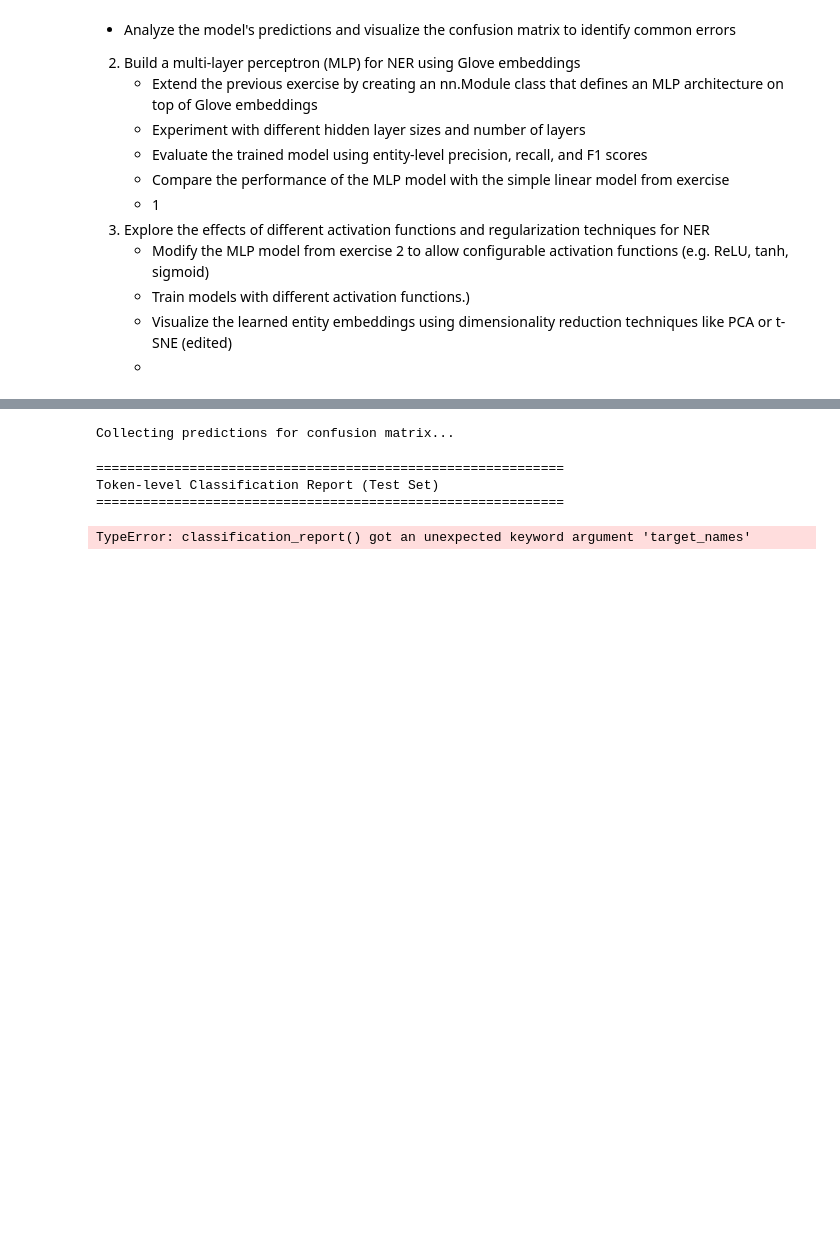
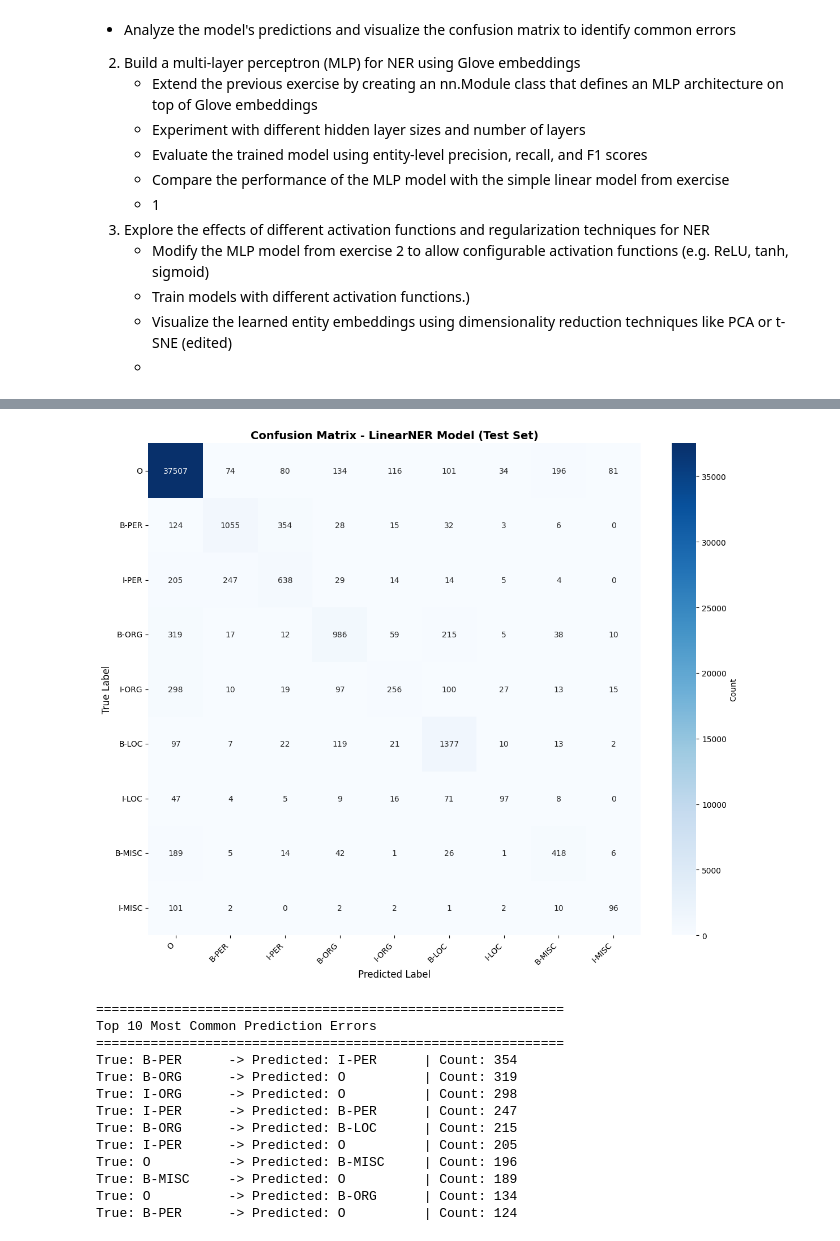
Before and after one commit to Jj-source/deepl_nlp, a Jupyter notebook: assignment1/hw1_NER_GloVe_updated.ipynb, the cells around one changed output, grey strips where cells are left out. Saved outputs shown, nothing was run; the diff lists cells and outputs as text; code cells hidden in the pictures; blank space fills up the shorter version.

```diff
--- a/assignment1/hw1_NER_GloVe_updated.ipynb
+++ b/assignment1/hw1_NER_GloVe_updated.ipynb
@@ -443,8 +443,11 @@ optimizer = torch.optim.Adam(model.parameters(), lr=1e-3)
 device = torch.device("cuda" if torch.cuda.is_available() else "cpu")
 model.to(device)
 
+# to confront models
+linear_epochs = []
+
 # Training loop
-num_epochs = 3
+num_epochs = 5
 for epoch in range(num_epochs):
     model.train()  # Set model to training mode
     total_loss = 0.0
@@ -487,4 +490,5 @@ for epoch in range(num_epochs):
 
     # Print average loss per batch for this epoch
     print(f"Epoch {epoch+1}/{num_epochs} - Train Loss: {total_loss/len(train_dataloader):.4f}")
+    linear_epochs.append(total_loss/len(train_dataloader))
 # %% [output]
@@ -803,69 +804,46 @@ Overall Entity-level F1-Score: 0.6376
 # %%
-# Token-level confusion matrix and classification report
-def get_token_predictions(model, dataloader, device):
-    """Get all predictions and labels at token level (excluding padding)."""
-    model.eval()
-    all_preds = []
-    all_labels = []
+# Token-level confusion matrix visualization
+from sklearn.metrics import confusion_matrix
 
-    with torch.no_grad():
-        for batch in tqdm(dataloader, desc="Getting predictions"):
-            input_ids = batch["input_ids"].to(device)
-            labels = batch["labels"].to(device)
-
-            logits = model(input_ids)
-            predictions = torch.argmax(logits, dim=-1)
-
-            # Flatten and filter out padding tokens
-            for pred_seq, label_seq in zip(predictions.cpu().numpy(), labels.cpu().numpy()):
-                for pred, label in zip(pred_seq, label_seq):
-                    if label != -100:  # Ignore padding
-                        all_preds.append(pred)
-                        all_labels.append(label)
-
-    return np.array(all_preds), np.array(all_labels)
-
-
-# Get predictions
-print("Collecting predictions for confusion matrix...")
-preds, labels = get_token_predictions(model, test_dataloader, device)
-
-# Classification report
-print("\n" + "=" * 60)
-print("Token-level Classification Report (Test Set)")
-print("=" * 60)
-print(classification_report(labels, preds, target_names=tag_names, digits=4))
-
-# Confusion matrix
-cm = confusion_matrix(labels, preds)
+# Confusion matrix for test set
+cm = confusion_matrix(test_labels, test_preds)
 plt.figure(figsize=(12, 10))
 sns.heatmap(cm, annot=True, fmt='d', cmap='Blues',
             xticklabels=tag_names, yticklabels=tag_names,
             cbar_kws={'label': 'Count'})
 plt.xlabel('Predicted Label', fontsize=12)
 plt.ylabel('True Label', fontsize=12)
 plt.title('Confusion Matrix - LinearNER Model (Test Set)', fontsize=14, fontweight='bold')
 plt.xticks(rotation=45, ha='right')
 plt.yticks(rotation=0)
 plt.tight_layout()
 plt.show()
 
 # Analyze most common errors
 print("\n" + "=" * 60)
 print("Top 10 Most Common Prediction Errors")
 print("=" * 60)
 errors = []
 for i in range(len(tag_names)):
     for j in range(len(tag_names)):
         if i != j and cm[i, j] > 0:
             errors.append((tag_names[i], tag_names[j], cm[i, j]))
 
 errors.sort(key=lambda x: x[2], reverse=True)
 for true_tag, pred_tag, count in errors[:10]:
     print(f"True: {true_tag:10s} -> Predicted: {pred_tag:10s} | Count: {count}")
 # %% [output]
+[figure, added]
-Collecting predictions for confusion matrix...
+============================================================
+Top 10 Most Common Prediction Errors
+============================================================
+True: B-PER      -> Predicted: I-PER      | Count: 354
+True: B-ORG      -> Predicted: O          | Count: 319
+True: I-ORG      -> Predicted: O          | Count: 298
+True: I-PER      -> Predicted: B-PER      | Count: 247
+True: B-ORG      -> Predicted: B-LOC      | Count: 215
+True: I-PER      -> Predicted: O          | Count: 205
+True: O          -> Predicted: B-MISC     | Count: 196
+True: B-MISC     -> Predicted: O          | Count: 189
+True: O          -> Predicted: B-ORG      | Count: 134
+True: B-PER      -> Predicted: O          | Count: 124
-============================================================
-Token-level Classification Report (Test Set)
-============================================================
-TypeError: classification_report() got an unexpected keyword argument 'target_names'
```
Also changed, not shown: parts of 23 cells of this notebook.
